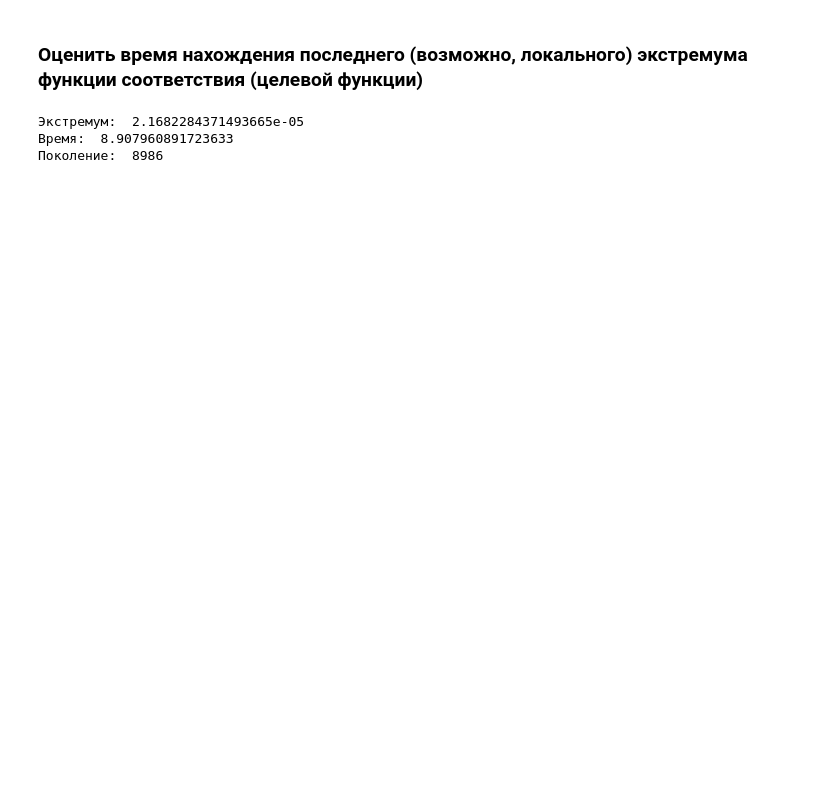
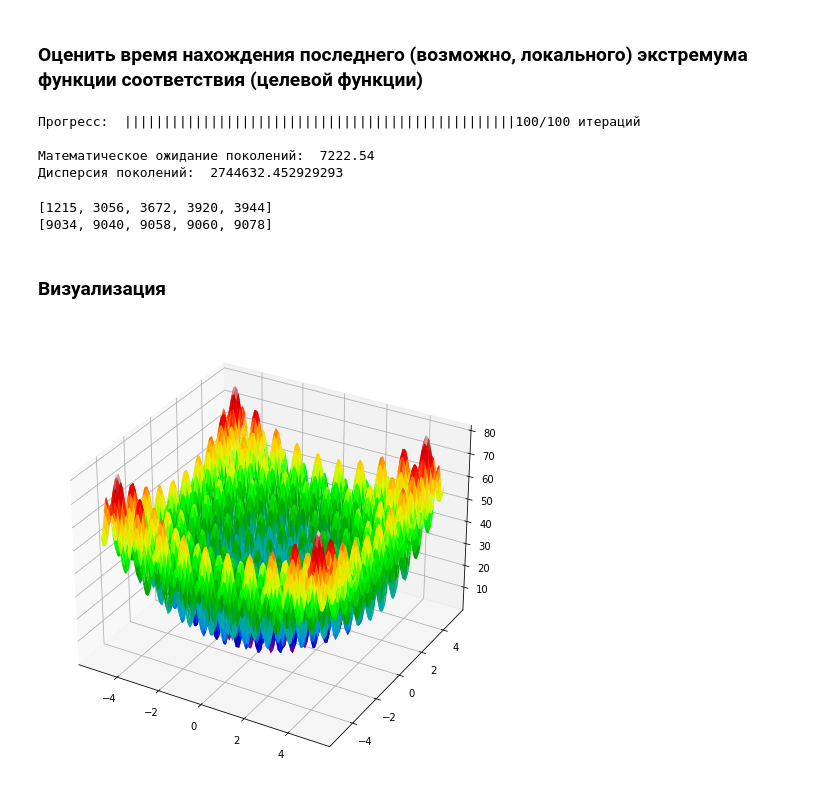
Before and after one commit to IlyaNechaev/ISiT, a Jupyter notebook: 9-10/Evolution.ipynb, the cells around one changed output. Cells and saved outputs as stored; diff of their text form; code cells hidden in the pictures; blank space fills up the shorter version.

```diff
--- a/9-10/Evolution.ipynb
+++ b/9-10/Evolution.ipynb
@@ -213,18 +232,56 @@ model=GA(function=f3,
          dimension=2,
          variable_type='real',
          variable_boundaries=rastrigin_varbound,
-         progress_bar=True,
+         progress_bar=False,
          convergence_curve=False,
          algorithm_parameters=algorithm_param)
 
+result_generations = [] # Список поколений, в которых было найдено лучшее решение
 Params.reset()
-start = time.time()
-model.run()
+total_runs = 100
+progress(0, total_runs, "Прогресс: ")
 
-print("\nЭкстремум: ", Params.get_result())
-print("Время: ", Params.get_stop() - start)
-print("Поколение: ", Params.get_current_generation())
+for i in range(total_runs):
+    Params.reset()
+    start = time.time()
+    model.run()
+    result_generations.append(Params.get_current_generation())
+    progress(i + 1, total_runs, "Прогресс: ")
+
+print("\n\nМатематическое ожидание поколений: ", mean(result_generations))
+print("Дисперсия поколений: ", variance(result_generations))
 # %% [output]
-Экстремум:  2.1682284371493665e-05
-Время:  8.907960891723633
-Поколение:  8986
+Прогресс:  ||||||||||||||||||||||||||||||||||||||||||||||||||100/100 итераций
+
+Математическое ожидание поколений:  7222.54
+Дисперсия поколений:  2744632.452929293
+# %%
+result_generations.sort()
+print(result_generations[:5])
+print(result_generations[-5:])
+# %% [output]
+[1215, 3056, 3672, 3920, 3944]
+[9034, 9040, 9058, 9060, 9078]
+# %% [markdown]
+### Визуализация
+# %%
+import numpy as np
+import matplotlib.pyplot as plt
+from matplotlib import cm
+from mpl_toolkits.mplot3d import Axes3D
+
+X = np.linspace(-5.12, 5.12, 100)
+Y = np.linspace(-5.12, 5.12, 100)
+X, Y = np.meshgrid(X, Y)
+
+Z = (X**2 - 10 * np.cos(2 * np.pi * X)) + \
+  (Y**2 - 10 * np.cos(2 * np.pi * Y)) + 20
+
+fig = plt.figure(figsize=(8,15))
+ax = fig.gca(projection='3d')
+ax.plot_surface(X, Y, Z, rstride=1, cstride=1,
+  cmap=cm.nipy_spectral, linewidth=0.05,
+  antialiased=True)
+plt.show()
+# %% [output]
+[figure, added]
```
Also changed, not shown: parts of 17 cells of this notebook.
